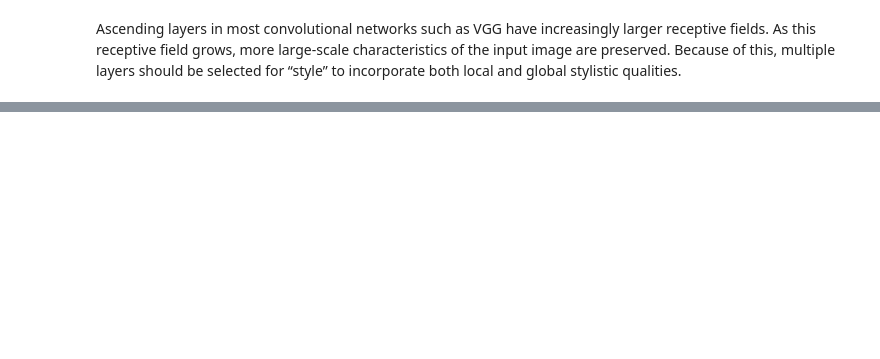
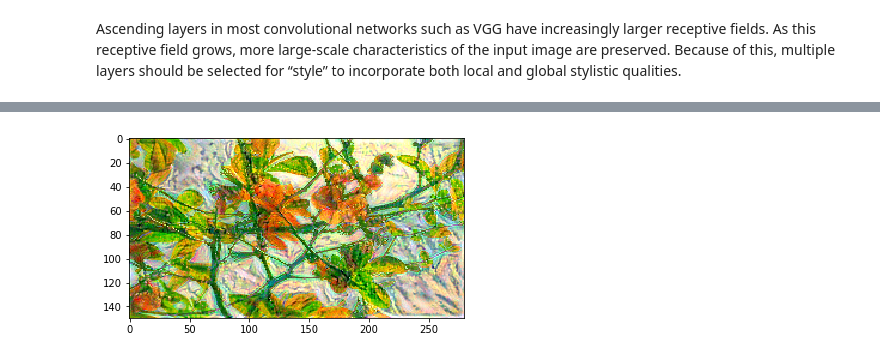
Before and after one commit to purple248/style_transfer_keras, a Jupyter notebook: style_trasfer_keras_tf_2.2.ipynb, the cells around one changed output, grey strips where cells are left out. Saved outputs shown, nothing was run; the diff lists cells and outputs as text; code cells hidden in the pictures; blank space fills up the shorter version.

```diff
--- a/style_trasfer_keras_tf_2.2.ipynb
+++ b/style_trasfer_keras_tf_2.2.ipynb
@@ -193,0 +192,4 @@ Iteration: 81,  Cost: 245396320.0, Style Cost: 6134893.0, Content Cost: 61.38446
+# %%
+show_img(best_img)
+# %% [output]
+[figure, added]
```
Also changed, not shown: parts of 10 cells of this notebook.
